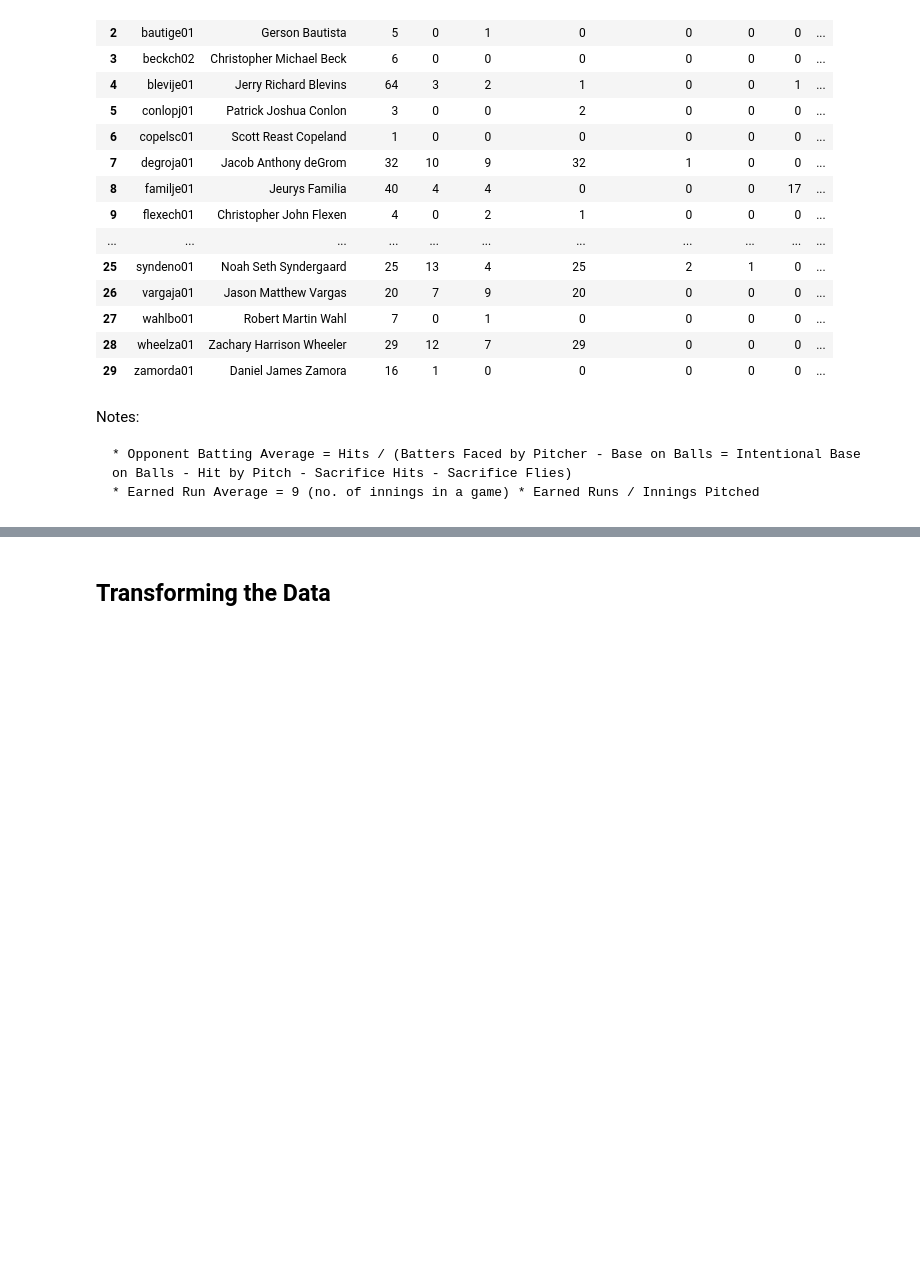
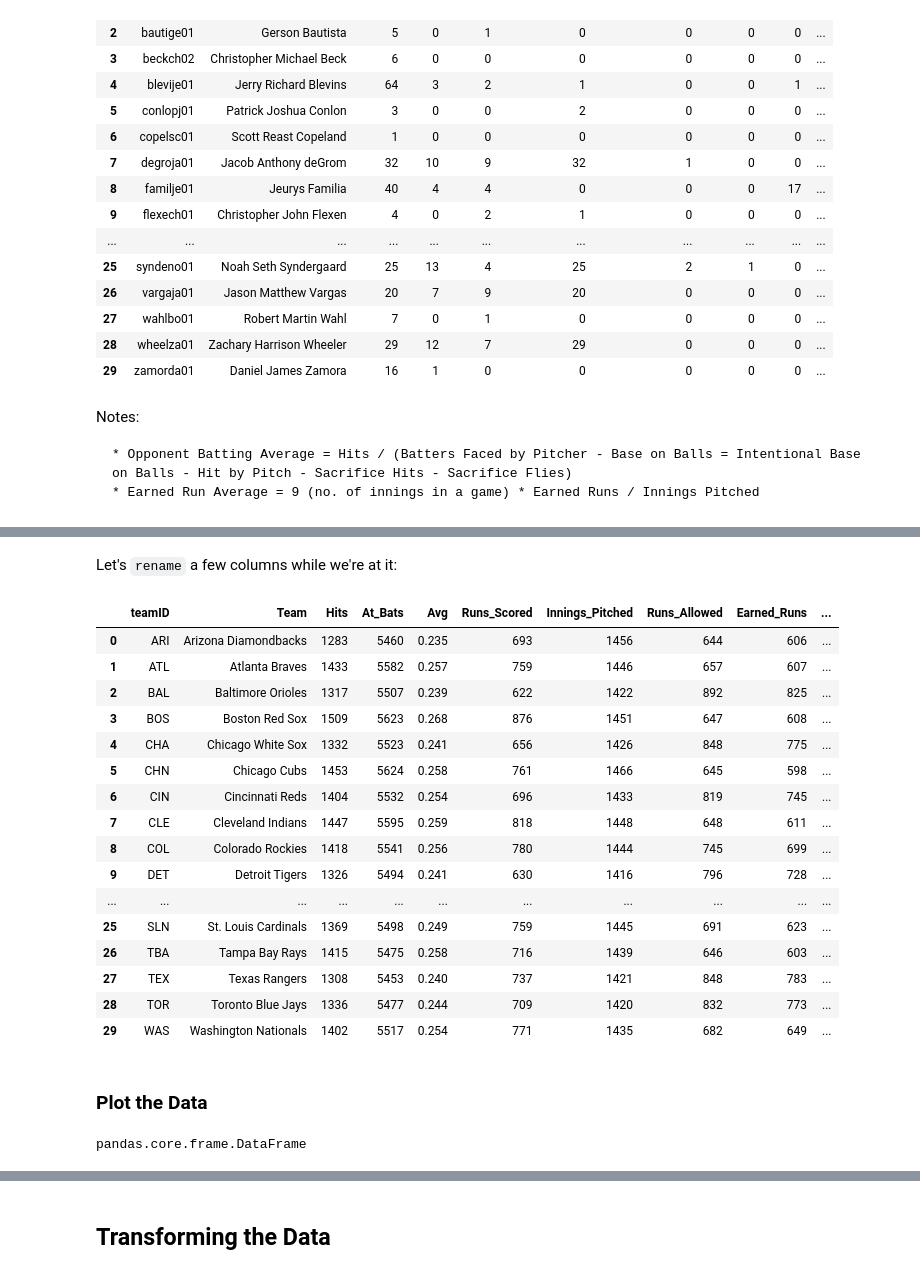
Before and after one commit to robertfg/python-class-project, a Jupyter notebook: python-class-project.ipynb, the cells around one changed output, grey strips where cells are left out. Saved outputs shown, nothing was run; the diff lists cells and outputs as text; code cells hidden in the pictures; blank space fills up the shorter version.

```diff
--- a/python-class-project.ipynb
+++ b/python-class-project.ipynb
@@ -247,0 +257,11 @@ Notes:
+# %%
+sql_query = """SELECT bat.teamID, tm.Name, SUM(bat.H) AS "Total Hits", SUM(bat.AB) AS "Total At Bats",
+               ROUND(CAST(SUM(bat.H) AS FLOAT)/SUM(bat.AB), 3) AS "Team Avg.", SUM(bat.R) AS "Total Runs Scored"
+               FROM batting bat
+               JOIN teams tm ON tm.teamID = bat.teamID
+               WHERE bat.yearID=2018 AND tm.yearID = 2018
+               GROUP BY bat.teamID
+               ORDER BY "Total Runs" DESC"""
+
+team_batting = pd.read_sql_query(sql_query, baseballdb)
+team_batting
@@ -247,0 +286,11 @@ Notes:
+# %%
+sql_query = """SELECT pit.teamID, tm.Name, SUM(pit.IPOuts/3) AS "Total Innings Pitched", SUM(pit.R) AS "Total Runs Allowed",
+               SUM(pit.ER) AS "Total Earned Runs", ROUND(9 * CAST(SUM(pit.ER) AS FLOAT)/SUM(pit.IPOuts/3), 2) AS "Team ERA"
+               FROM pitching pit
+               JOIN teams tm ON tm.teamID = pit.teamID
+               WHERE pit.yearID=2018 AND tm.yearID = 2018
+               GROUP BY pit.teamID
+               ORDER BY "Total Runs" DESC"""
+
+team_pitching = pd.read_sql_query(sql_query, baseballdb)
+team_pitching
@@ -247,0 +362,38 @@ Notes:
+# %% [markdown]
+Let's `rename` a few columns while we're at it:
+# %%
+team_data = team_data.rename(columns={"name_x": "Team",
+                                      "Total Hits": "Hits",
+                                      "Total At Bats": "At_Bats",
+                                      "Team Avg.": "Avg",
+                                      "Total Runs Scored": "Runs_Scored",
+                                      "Total Innings Pitched": "Innings_Pitched",
+                                      "Total Runs Allowed": "Runs_Allowed",
+                                      "Total Earned Runs": "Earned_Runs",
+                                      "Team ERA": "ERA"
+                                     })
+team_data
+# %% [output]
+|  | teamID | Team | Hits | At_Bats | Avg | Runs_Scored | Innings_Pitched | Runs_Allowed | Earned_Runs | ... |
+| 0 | ARI | Arizona Diamondbacks | 1283 | 5460 | 0.235 | 693 | 1456 | 644 | 606 | ... |
+| 1 | ATL | Atlanta Braves | 1433 | 5582 | 0.257 | 759 | 1446 | 657 | 607 | ... |
+| 2 | BAL | Baltimore Orioles | 1317 | 5507 | 0.239 | 622 | 1422 | 892 | 825 | ... |
+| 3 | BOS | Boston Red Sox | 1509 | 5623 | 0.268 | 876 | 1451 | 647 | 608 | ... |
+| 4 | CHA | Chicago White Sox | 1332 | 5523 | 0.241 | 656 | 1426 | 848 | 775 | ... |
+| 5 | CHN | Chicago Cubs | 1453 | 5624 | 0.258 | 761 | 1466 | 645 | 598 | ... |
+| 6 | CIN | Cincinnati Reds | 1404 | 5532 | 0.254 | 696 | 1433 | 819 | 745 | ... |
+| 7 | CLE | Cleveland Indians | 1447 | 5595 | 0.259 | 818 | 1448 | 648 | 611 | ... |
+| 8 | COL | Colorado Rockies | 1418 | 5541 | 0.256 | 780 | 1444 | 745 | 699 | ... |
+| 9 | DET | Detroit Tigers | 1326 | 5494 | 0.241 | 630 | 1416 | 796 | 728 | ... |
+| ... | ... | ... | ... | ... | ... | ... | ... | ... | ... | ... |
+| 25 | SLN | St. Louis Cardinals | 1369 | 5498 | 0.249 | 759 | 1445 | 691 | 623 | ... |
+| 26 | TBA | Tampa Bay Rays | 1415 | 5475 | 0.258 | 716 | 1439 | 646 | 603 | ... |
+| 27 | TEX | Texas Rangers | 1308 | 5453 | 0.240 | 737 | 1421 | 848 | 783 | ... |
+| 28 | TOR | Toronto Blue Jays | 1336 | 5477 | 0.244 | 709 | 1420 | 832 | 773 | ... |
+| 29 | WAS | Washington Nationals | 1402 | 5517 | 0.254 | 771 | 1435 | 682 | 649 | ... |
+# %% [markdown]
+### Plot the Data
+# %%
+type(team_data)
+# %% [output]
+pandas.core.frame.DataFrame
```
Also changed, not shown: parts of 16 cells of this notebook.
